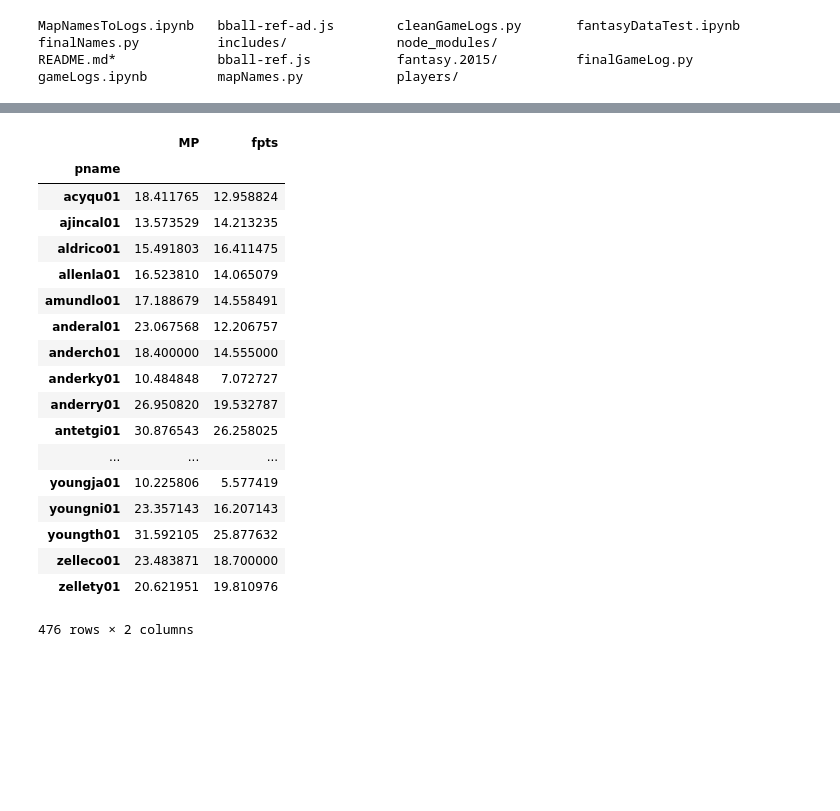
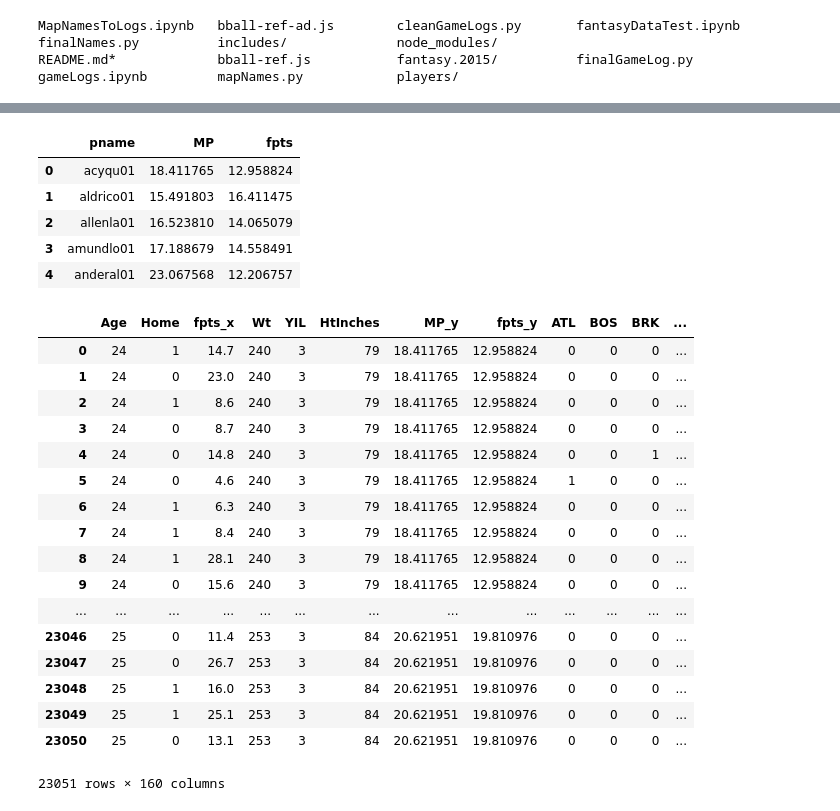
Before and after one commit to the212/nba-zerb, a Jupyter notebook: gameLogs.ipynb, the cells around one changed output, grey strips where cells are left out. Cells and saved outputs as stored; diff of their text form; code cells hidden in the pictures; blank space fills up the shorter version.

```diff
--- a/gameLogs.ipynb
+++ b/gameLogs.ipynb
@@ -90,0 +92,11 @@ games['MP'] = games['MP'].apply(lambda x: int(x.split(':')[0]))
+# %%
+avgs = games[['pname','MP', 'fpts']]
+avgMP = avgs.groupby('pname').mean().reset_index()
+avgMP.head()
+# %% [output]
+|  | pname | MP | fpts |
+| 0 | acyqu01 | 18.411765 | 12.958824 |
+| 1 | aldrico01 | 15.491803 | 16.411475 |
+| 2 | allenla01 | 16.523810 | 14.065079 |
+| 3 | amundlo01 | 17.188679 | 14.558491 |
+| 4 | anderal01 | 23.067568 | 12.206757 |
@@ -91 +107,7 @@ games['MP'] = games['MP'].apply(lambda x: int(x.split(':')[0]))
+# %%
+pos = pd.get_dummies(games['Pos'])
+# %%
+college = pd.get_dummies(games['College'])
+# %%
+games = pd.concat([games, opps, pos, college], axis=1)
 # %%
@@ -95,22 +115,30 @@ avgs = games[['pname','MP', 'fpts']]
-# %%
-avgs.groupby('pname').mean()
-# %% [output]
-|  | MP | fpts |
-| pname |  |  |
-| acyqu01 | 18.411765 | 12.958824 |
-| ajincal01 | 13.573529 | 14.213235 |
-| aldrico01 | 15.491803 | 16.411475 |
-| allenla01 | 16.523810 | 14.065079 |
-| amundlo01 | 17.188679 | 14.558491 |
-| anderal01 | 23.067568 | 12.206757 |
-| anderch01 | 18.400000 | 14.555000 |
-| anderky01 | 10.484848 | 7.072727 |
-| anderry01 | 26.950820 | 19.532787 |
-| antetgi01 | 30.876543 | 26.258025 |
-| ... | ... | ... |
-| youngja01 | 10.225806 | 5.577419 |
-| youngni01 | 23.357143 | 16.207143 |
-| youngth01 | 31.592105 | 25.877632 |
-| zelleco01 | 23.483871 | 18.700000 |
-| zellety01 | 20.621951 | 19.810976 |
-476 rows × 2 columns
+# %%
+games = games.drop(['Date', 'Tm', 'Opp', 'ScoreDiff', 'GS', 'MP_x', 'FG', 'FGA', 'FG%', '3P',
+                    '3PA', '3P%', 'FT', 'FTA', 'FT%', 'ORB', 'DRB', 'TRB', 'AST', 'STL', 'BLK',
+                    'TOV', 'PF', 'PTS', 'GmSc', '+/-', 'pname', 'fptsFT', 'fpts2P', 'fpts3P', 'fptsTurnovers',
+                    'fptsRebounds', 'fptsAssists', 'fptsBlocks', 'fptsSteals', 'Player', 'From',
+                    'To', 'Pos', 'Ht', 'Birth Date', 'College'], 1)
+# %%
+games
+#fpts_x = target = fantasy points scored that game
+#MP_y = avg minutes played per game
+#fpts_y = avg fpts per game
+# %% [output]
+|  | Age | Home | fpts_x | Wt | YIL | HtInches | MP_y | fpts_y | ATL | BOS | BRK | ... |
+| 0 | 24 | 1 | 14.7 | 240 | 3 | 79 | 18.411765 | 12.958824 | 0 | 0 | 0 | ... |
+| 1 | 24 | 0 | 23.0 | 240 | 3 | 79 | 18.411765 | 12.958824 | 0 | 0 | 0 | ... |
+| 2 | 24 | 1 | 8.6 | 240 | 3 | 79 | 18.411765 | 12.958824 | 0 | 0 | 0 | ... |
+| 3 | 24 | 0 | 8.7 | 240 | 3 | 79 | 18.411765 | 12.958824 | 0 | 0 | 0 | ... |
+| 4 | 24 | 0 | 14.8 | 240 | 3 | 79 | 18.411765 | 12.958824 | 0 | 0 | 1 | ... |
+| 5 | 24 | 0 | 4.6 | 240 | 3 | 79 | 18.411765 | 12.958824 | 1 | 0 | 0 | ... |
+| 6 | 24 | 1 | 6.3 | 240 | 3 | 79 | 18.411765 | 12.958824 | 0 | 0 | 0 | ... |
+| 7 | 24 | 1 | 8.4 | 240 | 3 | 79 | 18.411765 | 12.958824 | 0 | 0 | 0 | ... |
+| 8 | 24 | 1 | 28.1 | 240 | 3 | 79 | 18.411765 | 12.958824 | 0 | 0 | 0 | ... |
+| 9 | 24 | 0 | 15.6 | 240 | 3 | 79 | 18.411765 | 12.958824 | 0 | 0 | 0 | ... |
+| ... | ... | ... | ... | ... | ... | ... | ... | ... | ... | ... | ... | ... |
+| 23046 | 25 | 0 | 11.4 | 253 | 3 | 84 | 20.621951 | 19.810976 | 0 | 0 | 0 | ... |
+| 23047 | 25 | 0 | 26.7 | 253 | 3 | 84 | 20.621951 | 19.810976 | 0 | 0 | 0 | ... |
+| 23048 | 25 | 1 | 16.0 | 253 | 3 | 84 | 20.621951 | 19.810976 | 0 | 0 | 0 | ... |
+| 23049 | 25 | 1 | 25.1 | 253 | 3 | 84 | 20.621951 | 19.810976 | 0 | 0 | 0 | ... |
+| 23050 | 25 | 0 | 13.1 | 253 | 3 | 84 | 20.621951 | 19.810976 | 0 | 0 | 0 | ... |
+23051 rows × 160 columns
```
Also changed, not shown: parts of 14 cells of this notebook.
